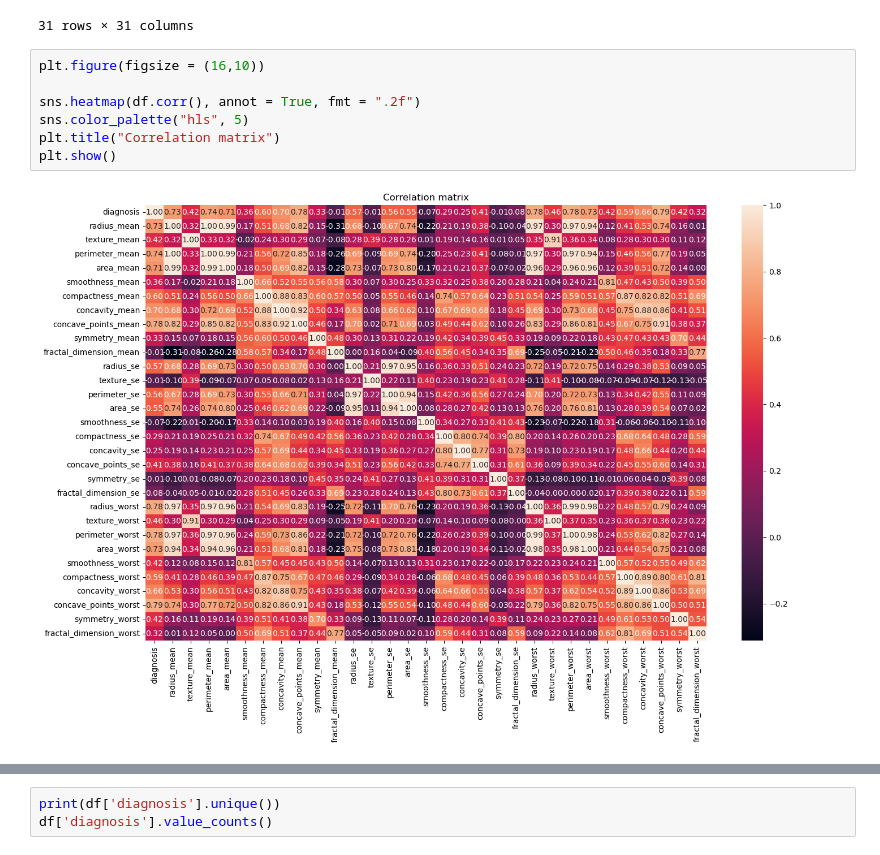
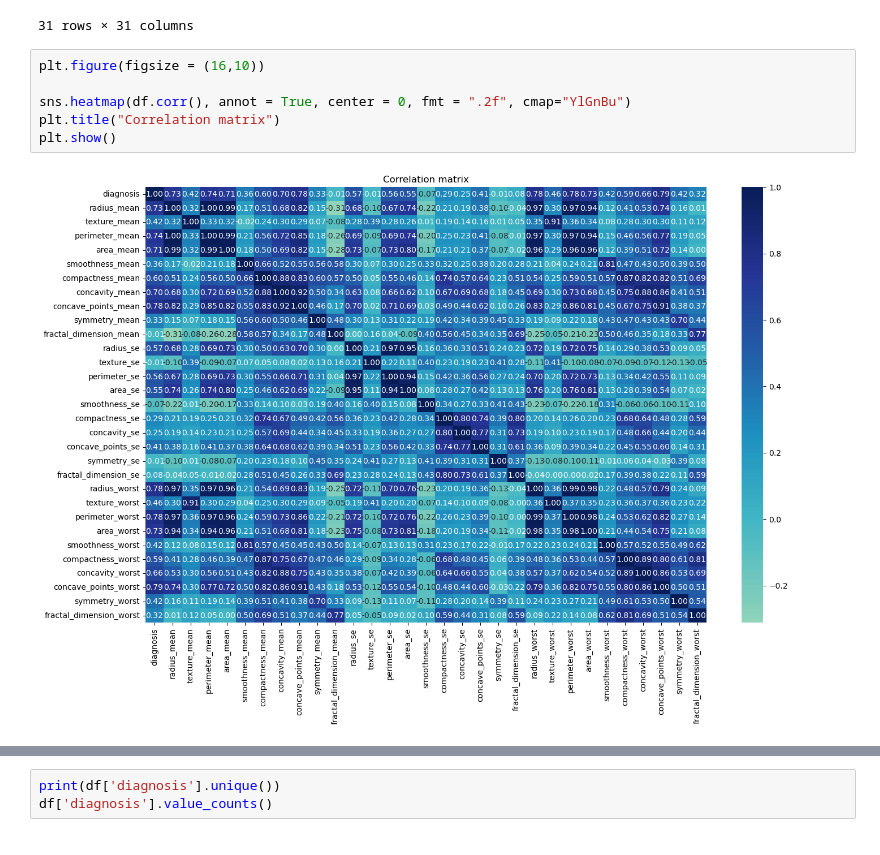
Before and after one commit to Sajan-12325/Wisconsin-Breast-Cancer-Data, a Jupyter notebook: Wisconsin_breast_cancer.ipynb, the cells around one changed output, grey strips where cells are left out. Saved outputs shown, nothing was run; the diff lists cells and outputs as text.

Commit message:
Added Data Visualization and Predictive Modeling Methods

```diff
--- a/Wisconsin_breast_cancer.ipynb
+++ b/Wisconsin_breast_cancer.ipynb
@@ -275,9 +264,8 @@ df.corr()
 # %%
 plt.figure(figsize = (16,10))
 
-sns.heatmap(df.corr(), annot = True, fmt = ".2f")
-sns.color_palette("hls", 5)
+sns.heatmap(df.corr(), annot = True, center = 0, fmt = ".2f", cmap="YlGnBu")
 plt.title("Correlation matrix")
 plt.show()
 # %% [output]
-[figure, old version]
+[figure, new version]
```
Also changed, not shown: parts of 23 cells of this notebook.
